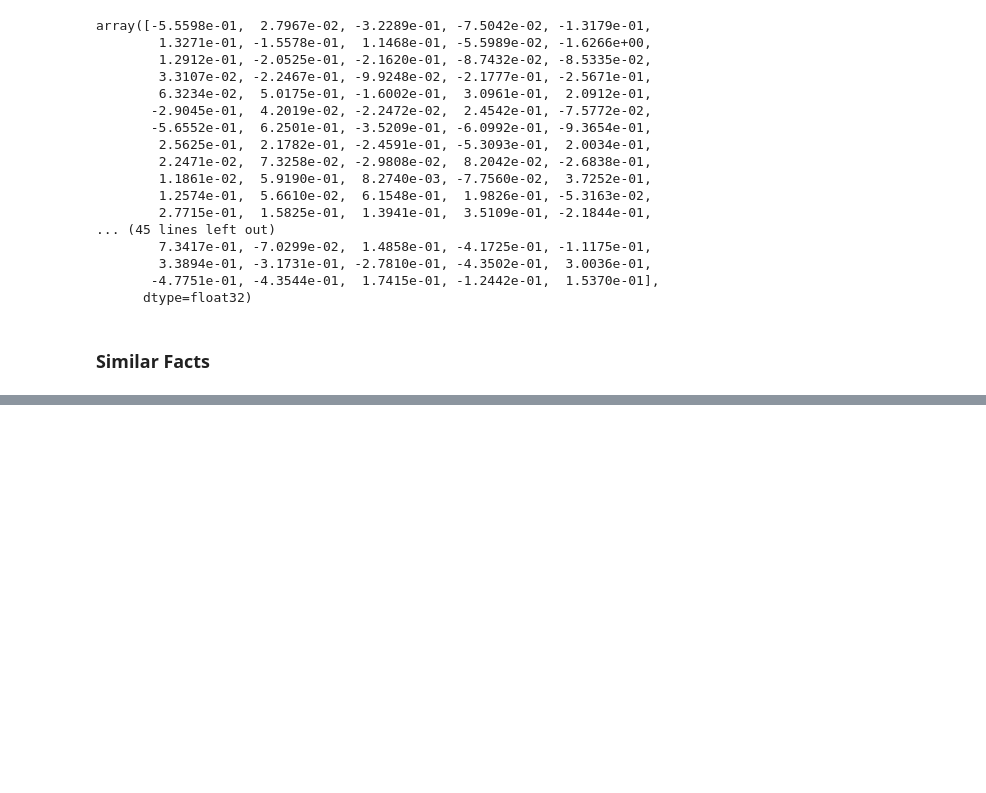
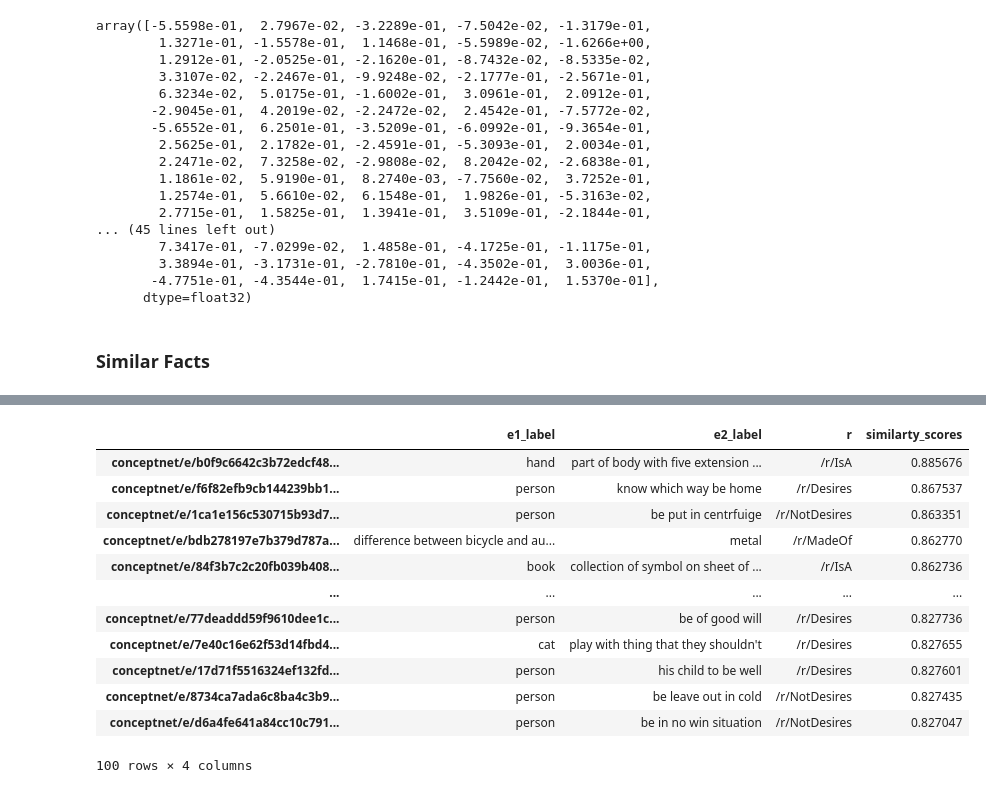
Before and after one commit to afzaalhussain50/fvqa-features-generation, a Jupyter notebook: fvqa_feature_generations.ipynb, the cells around one changed output, grey strips where cells are left out. Drawn from its saved outputs; the diff is of its cells as text; code cells hidden in the pictures; blank space fills up the shorter version.

Commit message:
similarity progress updated!

```diff
--- a/fvqa_feature_generations.ipynb
+++ b/fvqa_feature_generations.ipynb
@@ -552,13 +531,13 @@ def fact_similarity(merged_df_row):
     return topKfacts.index.tolist(), topKfacts['similarty_scores'].tolist()
 # %%
-top_100_similar_fact_ids = []
-top_100_similar_fact_scores = []
-loopcount = 1
+top_100_similar_facts = []
+# loopcount = 1
 for index, row in merged_ques_facts_df.iterrows():
-    if loopcount == 2:
-        break
-    loopcount+=1
+    print(index, ')', row['question'])
+    # if loopcount == 2:
+    #     break
+    # loopcount+=1
     topK_similar_fact_ids, topK_similar_fact_scores = fact_similarity(row)
-    top_100_similar_fact_ids.append(topK_similar_fact_ids)
-    top_100_similar_fact_scores.append(topK_similar_fact_scores)
+    topK_similar_fact_dict = dict(zip(topK_similar_fact_ids, topK_similar_fact_scores))
+    top_100_similar_facts.append(topK_similar_fact_dict)
 # %% [output]
@@ -581,0 +566,18 @@ conceptnet/e/1134f6aece2c4f8c14eafafc71e9182af5...          0.814763
+# %%
+# top K similar facts
+col_filter = ['e1_label', 'e2_label', 'r', 'similarty_scores']
+all_facts_data_df.loc[list(topK_similar_fact_dict.keys()), col_filter]
+# %% [output]
+|  | e1_label | e2_label | r | similarty_scores |
+| conceptnet/e/b0f9c6642c3b72edcf48... | hand | part of body with five extension ... | /r/IsA | 0.885676 |
+| conceptnet/e/f6f82efb9cb144239bb1... | person | know which way be home | /r/Desires | 0.867537 |
+| conceptnet/e/1ca1e156c530715b93d7... | person | be put in centrfuige | /r/NotDesires | 0.863351 |
+| conceptnet/e/bdb278197e7b379d787a... | difference between bicycle and au... | metal | /r/MadeOf | 0.862770 |
+| conceptnet/e/84f3b7c2c20fb039b408... | book | collection of symbol on sheet of ... | /r/IsA | 0.862736 |
+| ... | ... | ... | ... | ... |
+| conceptnet/e/77deaddd59f9610dee1c... | person | be of good will | /r/Desires | 0.827736 |
+| conceptnet/e/7e40c16e62f53d14fbd4... | cat | play with thing that they shouldn't | /r/Desires | 0.827655 |
+| conceptnet/e/17d71f5516324ef132fd... | person | his child to be well | /r/Desires | 0.827601 |
+| conceptnet/e/8734ca7ada6c8ba4c3b9... | person | be leave out in cold | /r/NotDesires | 0.827435 |
+| conceptnet/e/d6a4fe641a84cc10c791... | person | be in no win situation | /r/NotDesires | 0.827047 |
+100 rows × 4 columns
```
Also changed, not shown: parts of 10 cells of this notebook.
